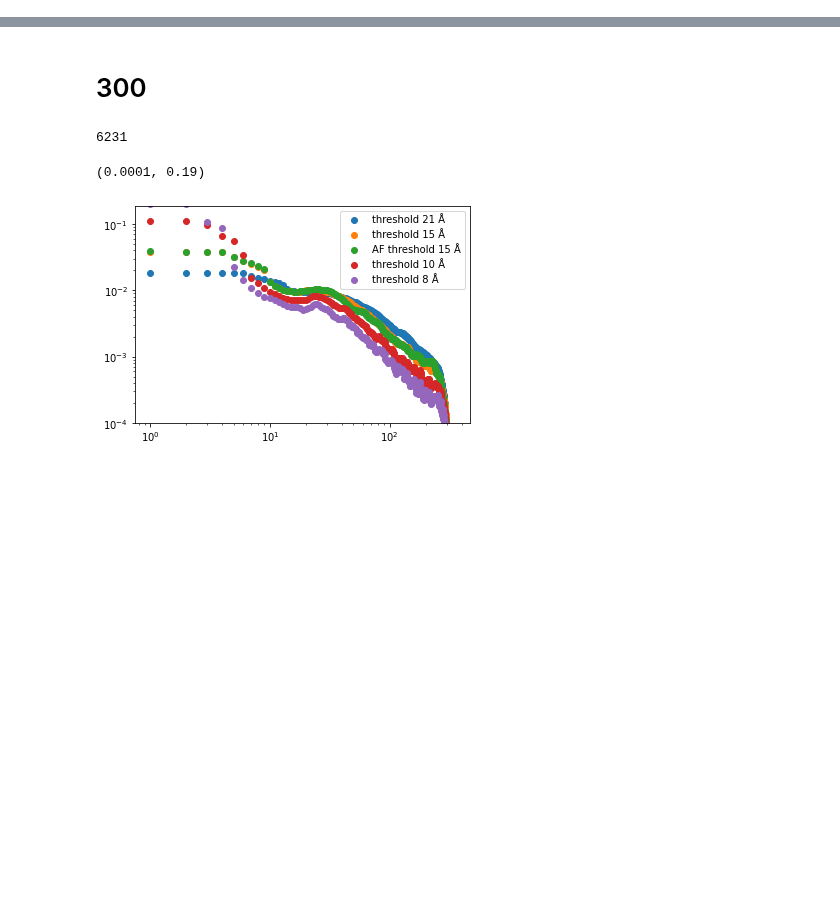
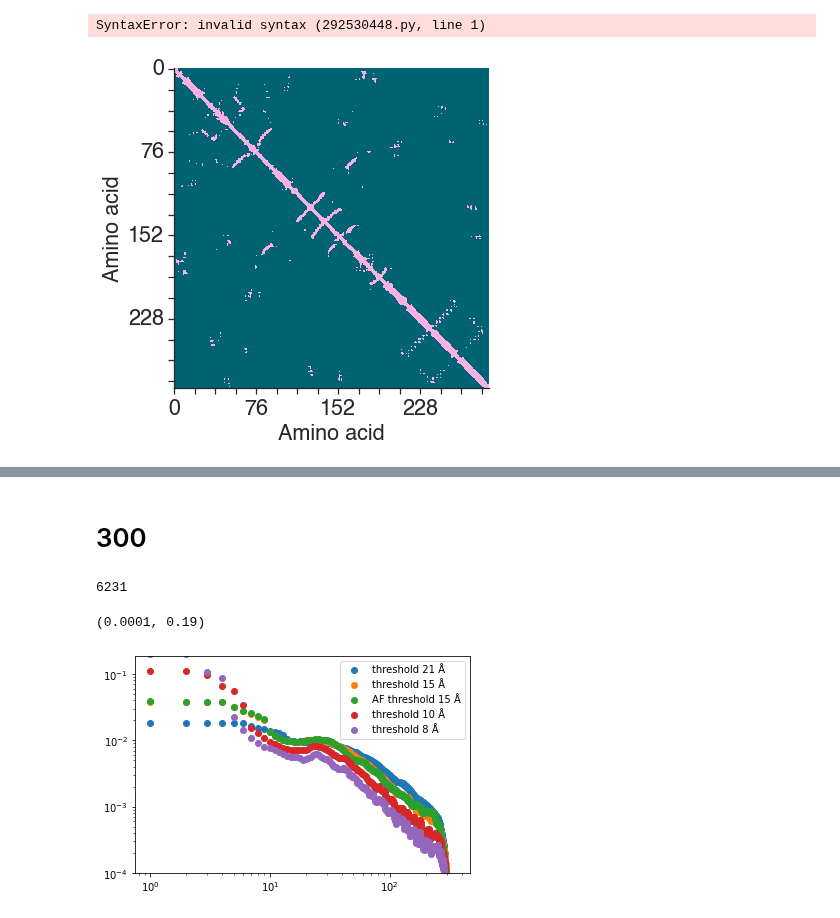
Before and after one commit to meyresearch/amino_acid_distance_distributions, a Jupyter notebook: scripts/playground.ipynb, the cells around one changed output, grey strips where cells are left out. Cells and saved outputs as stored; diff of their text form; code cells hidden in the pictures; blank space fills up the shorter version.

Commit message:
changes to plots

```diff
--- a/scripts/playground.ipynb
+++ b/scripts/playground.ipynb
@@ -58,0 +123,9 @@ def return_distance_histogram(log_file: str, given_algorithm: str, length_range:
+# %%
+python plot.py adj --type=pdb --file=../plots/adjacency_matrices/3ufg.pdb
+# %% [output]
+SyntaxError: invalid syntax (292530448.py, line 1)
+# %%
+# 8 Å
+plot_adjacency_matrix("../plots/adjacency_matrices/3ufg.pdb", "pdb")
+# %% [output]
+[figure, added]
```
Also changed, not shown: parts of 4 cells of this notebook, 21 other files.
